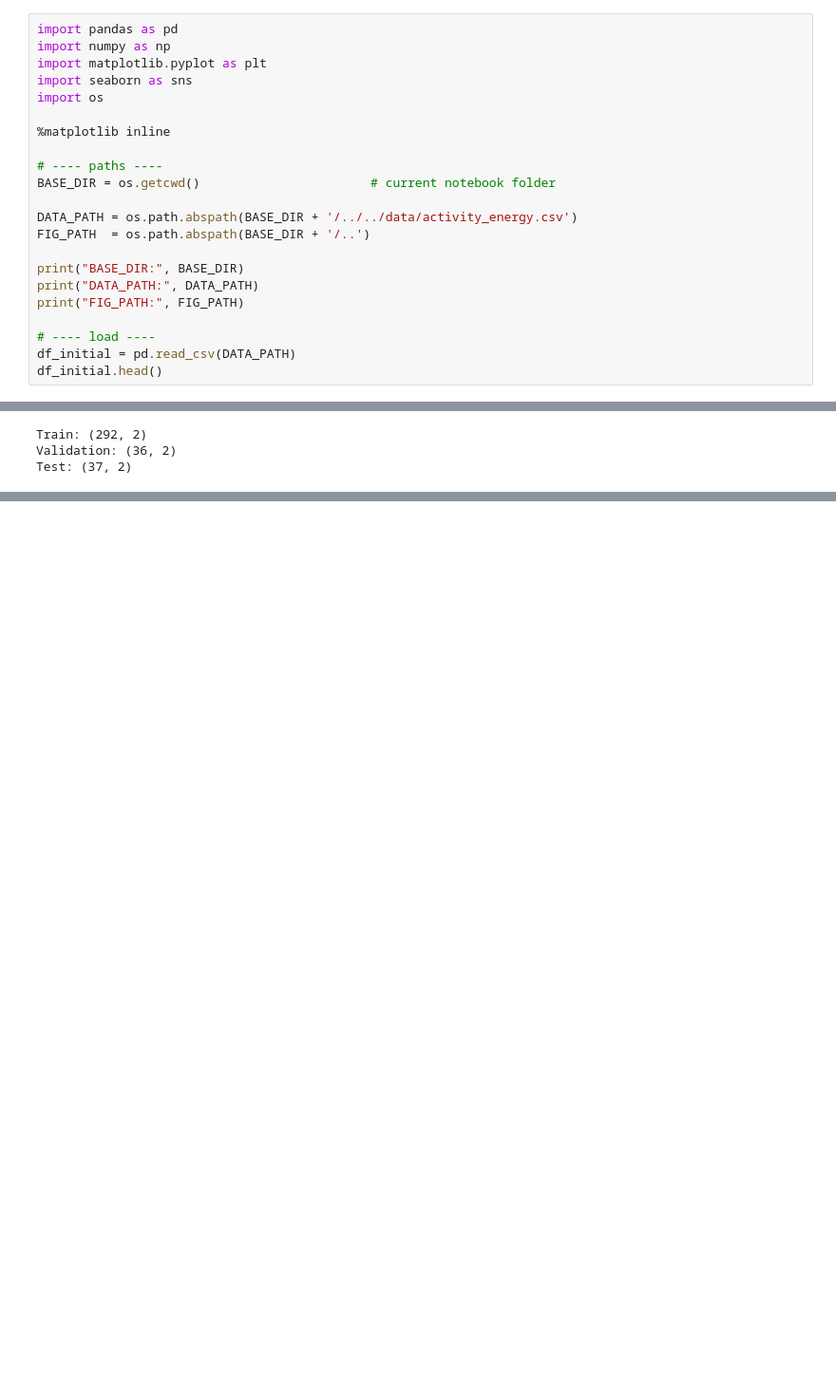
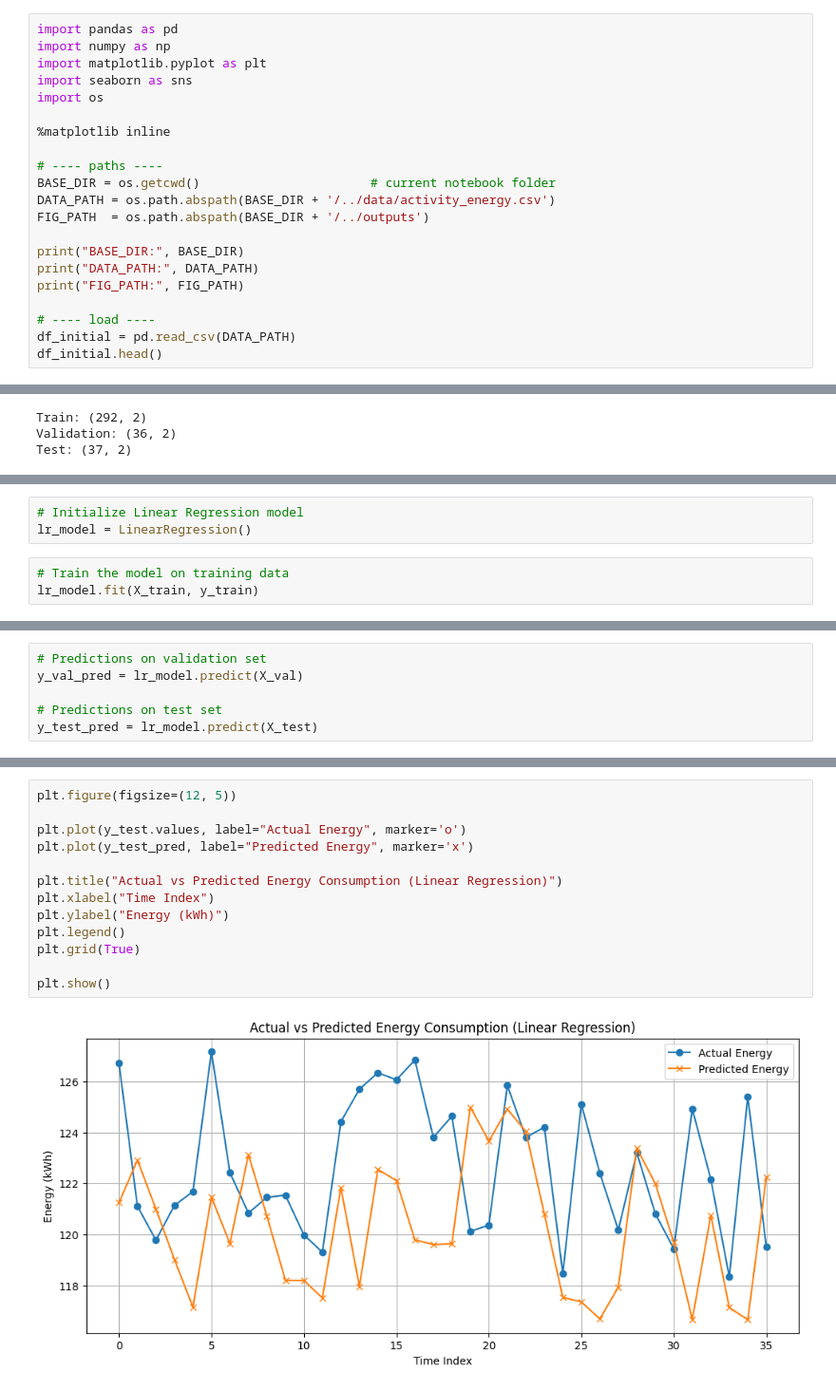
Before and after one commit to feba773/ww1, a Jupyter notebook: outputs/analysis.ipynb, the cells around one changed output, grey strips where cells are left out. Shown at 95% size. Cells and saved outputs as stored; diff of their text form; blank space fills up the shorter version.

```diff
--- a/outputs/analysis.ipynb
+++ b/outputs/analysis.ipynb
@@ -9,9 +9,8 @@ import os
 
 # ---- paths ----
 BASE_DIR = os.getcwd()                       # current notebook folder
-
-DATA_PATH = os.path.abspath(BASE_DIR + '/../../data/activity_energy.csv')
-FIG_PATH  = os.path.abspath(BASE_DIR + '/..')
+DATA_PATH = os.path.abspath(BASE_DIR + '/../data/activity_energy.csv')
+FIG_PATH  = os.path.abspath(BASE_DIR + '/../outputs')
 
 print("BASE_DIR:", BASE_DIR)
 print("DATA_PATH:", DATA_PATH)
@@ -795,0 +835,6 @@ print("✅ Module 3 fully completed & saved")
+# %%
+# Initialize Linear Regression model
+lr_model = LinearRegression()
+# %%
+# Train the model on training data
+lr_model.fit(X_train, y_train)
@@ -795,0 +843,6 @@ print("✅ Module 3 fully completed & saved")
+# %%
+# Predictions on validation set
+y_val_pred = lr_model.predict(X_val)
+
+# Predictions on test set
+y_test_pred = lr_model.predict(X_test)
@@ -795,0 +868,15 @@ print("✅ Module 3 fully completed & saved")
+# %%
+plt.figure(figsize=(12, 5))
+
+plt.plot(y_test.values, label="Actual Energy", marker='o')
+plt.plot(y_test_pred, label="Predicted Energy", marker='x')
+
+plt.title("Actual vs Predicted Energy Consumption (Linear Regression)")
+plt.xlabel("Time Index")
+plt.ylabel("Energy (kWh)")
+plt.legend()
+plt.grid(True)
+
+plt.show()
+# %% [output]
+[figure, added]
```
Also changed, not shown: parts of 41 cells of this notebook, 3 other files.
